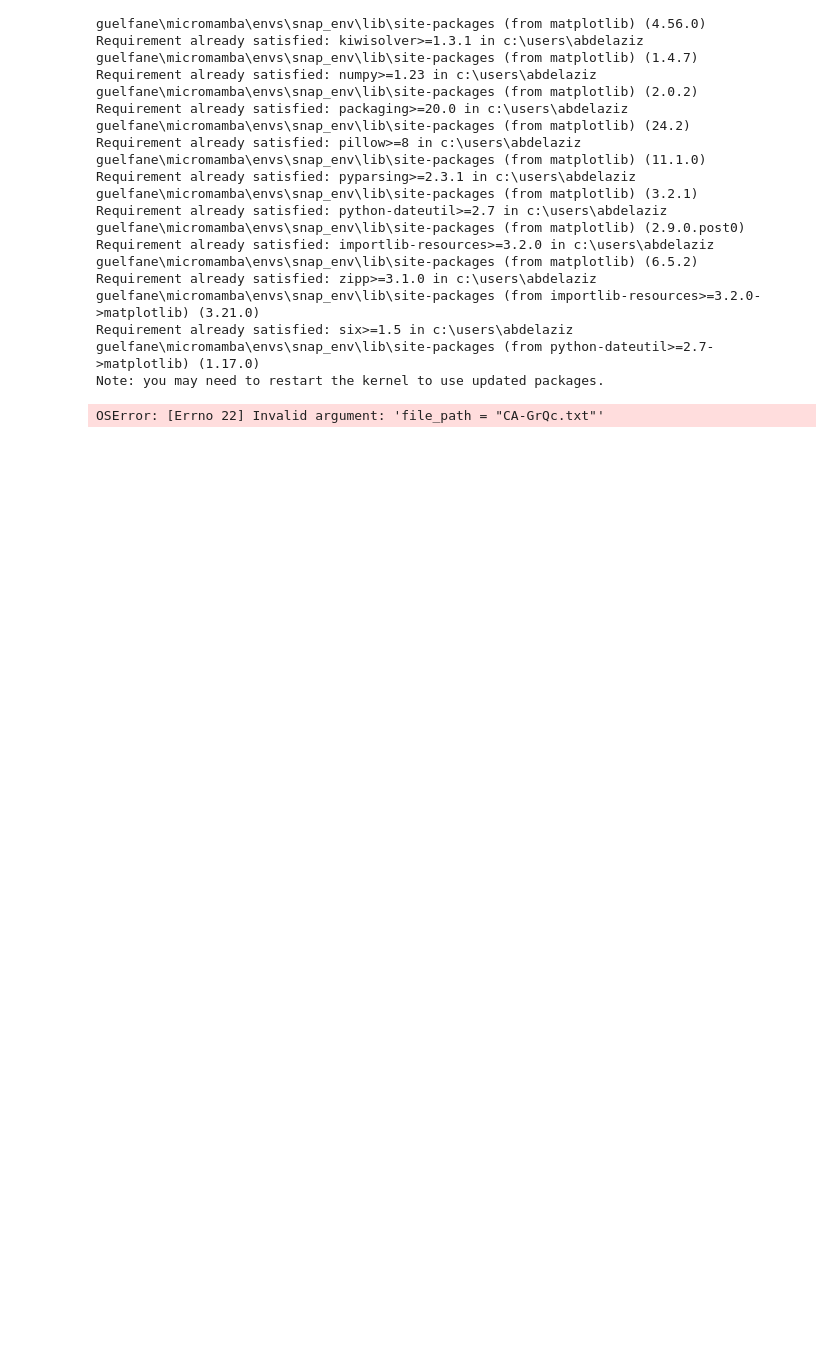
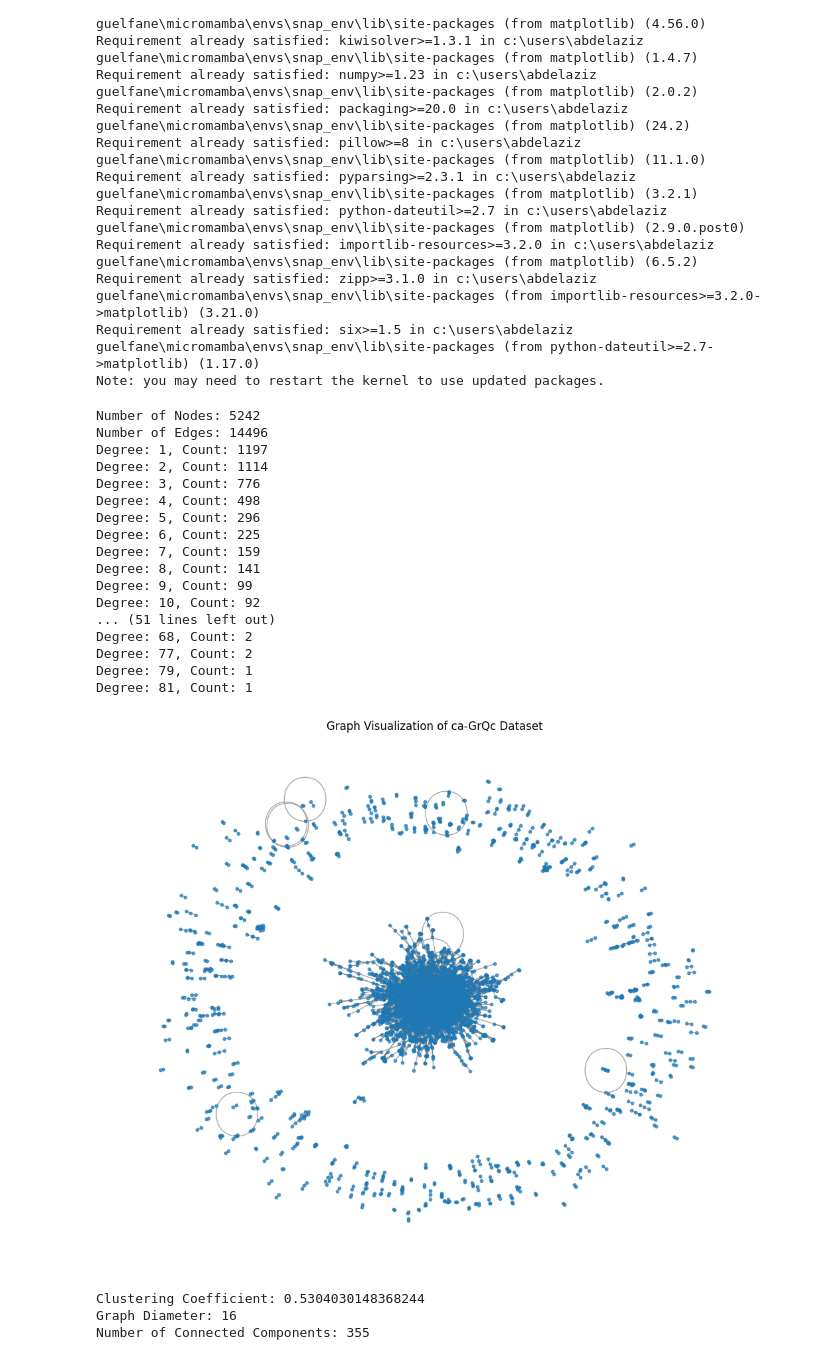
Before and after one commit to Abdelaziz03/Large-Scale-Graph-Mining_project, a Jupyter notebook: thing_1.ipynb, the cells around one changed output. Drawn from its saved outputs; the diff is of its cells as text; code cells hidden in the pictures; blank space fills up the shorter version.

```diff
--- a/thing_1.ipynb
+++ b/thing_1.ipynb
@@ -84,7 +72,7 @@ def snap_to_nx(snap_graph):
 
 
 # Load the graph
-file_path = 'file_path = "CA-GrQc.txt"'
+file_path = 'ca-GrQc.txt.gz'
 snap_graph = load_graph_from_gz(file_path)
 
 # Basic graph properties
@@ -107,31 +95,51 @@ plt.figure(figsize=(10, 8))
 nx.draw(nx_graph, node_size=10, edge_color="gray", alpha=0.7, with_labels=False)
 plt.title("Graph Visualization of ca-GrQc Dataset")
 plt.show()
 
 # Compute key metrics
 clustering_coeff = snap.GetClustCf(snap_graph)
 print("Clustering Coefficient:", clustering_coeff)
 
 diameter = snap.GetBfsFullDiam(snap_graph, 100, False)
 print("Graph Diameter:", diameter)
 
 components = snap.TCnComV()
 snap.GetWccs(snap_graph, components)
 print("Number of Connected Components:", len(components))
 
 # Community detection
 partition = community_louvain.best_partition(nx_graph)
 
 # Visualize communities
 plt.figure(figsize=(10, 8))
 nx.draw(
     nx_graph,
     node_color=list(partition.values()),
     node_size=10,
     cmap=plt.cm.rainbow,
     with_labels=False,
 )
 plt.title("Community Detection using Louvain Method")
 plt.show()
 # %% [output]
-OSError: [Errno 22] Invalid argument: 'file_path = "CA-GrQc.txt"'
+Number of Nodes: 5242
+Number of Edges: 14496
+Degree: 1, Count: 1197
+Degree: 2, Count: 1114
+Degree: 3, Count: 776
+Degree: 4, Count: 498
+Degree: 5, Count: 296
+Degree: 6, Count: 225
+Degree: 7, Count: 159
+Degree: 8, Count: 141
+Degree: 9, Count: 99
+Degree: 10, Count: 92
+... (51 lines left out)
+Degree: 68, Count: 2
+Degree: 77, Count: 2
+Degree: 79, Count: 1
+Degree: 81, Count: 1
+[figure, added]
+Clustering Coefficient: 0.5304030148368244
+Graph Diameter: 16
+Number of Connected Components: 355
```
Also changed, not shown: parts of 15 cells of this notebook.
